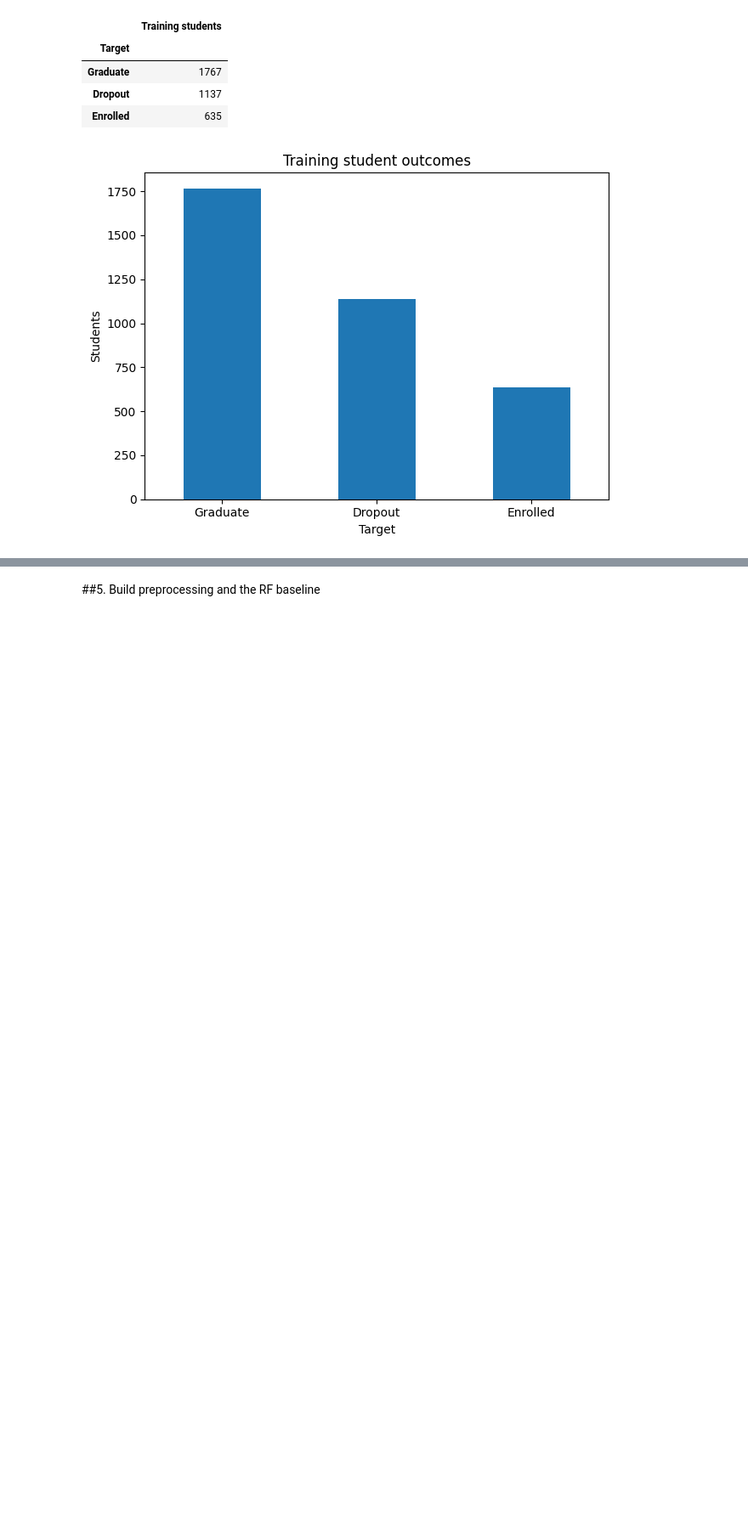
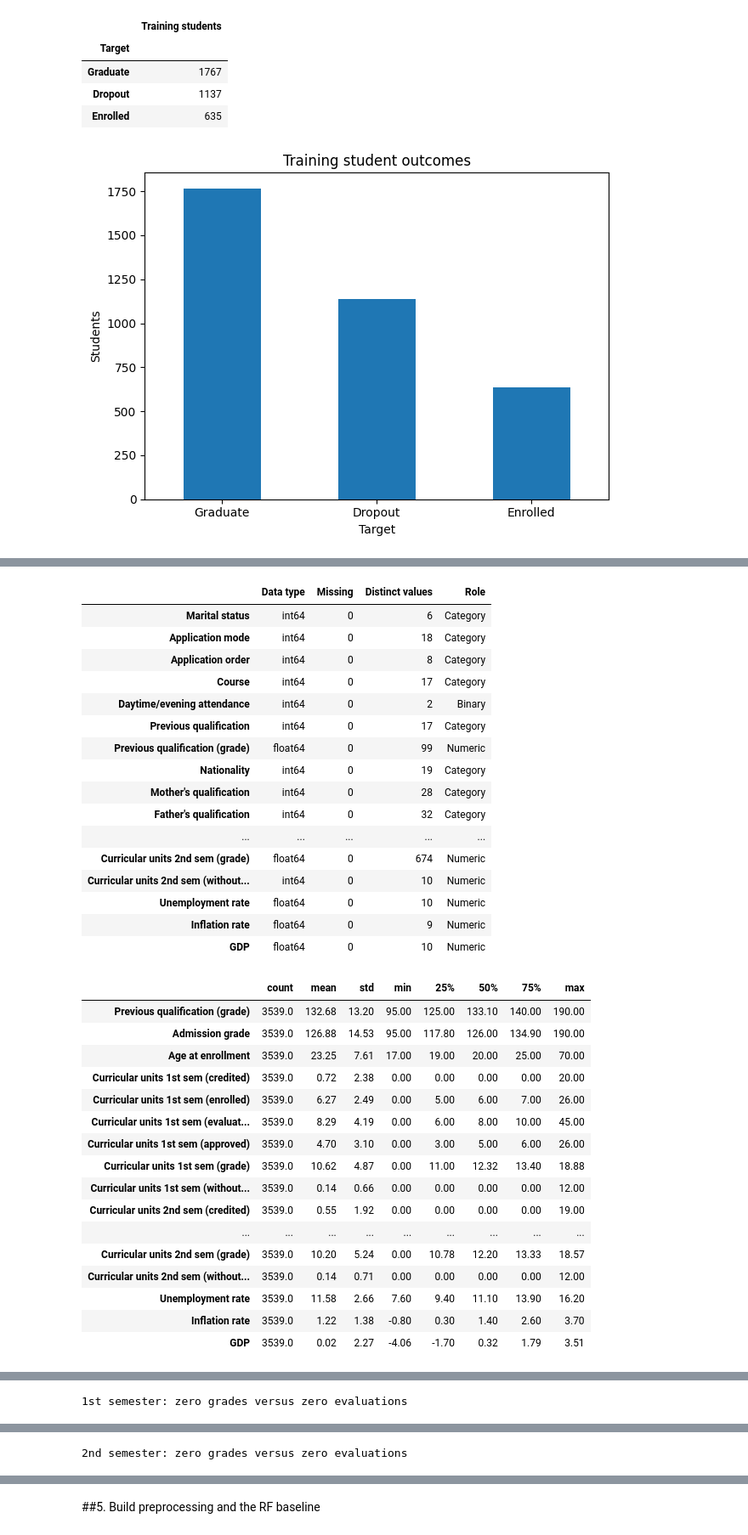
Before and after one commit to Ayesh2002/ml-student-dropout, a Jupyter notebook: 02_random_forest.ipynb, the cells around one changed output, grey strips where cells are left out. Shown at 85% size. Cells and saved outputs as stored; diff of their text form; code cells hidden in the pictures; blank space fills up the shorter version.

```diff
--- a/02_random_forest.ipynb
+++ b/02_random_forest.ipynb
@@ -167,0 +139,78 @@ Reserved benchmark students: 885
+# %%
+eda_nominal = [
+    "Marital status", "Application mode", "Application order", "Course",
+    "Previous qualification", "Nationality", "Mother's qualification",
+    "Father's qualification", "Mother's occupation", "Father's occupation",
+]
+eda_binary = [
+    "Daytime/evening attendance", "Displaced", "Educational special needs",
+    "Debtor", "Tuition fees up to date", "Gender", "Scholarship holder", "International",
+]
+eda_numeric = [c for c in X_train.columns if c not in eda_nominal + eda_binary]
+eda_class_order = ["Dropout", "Enrolled", "Graduate"]
+eda_train = X_train.copy().assign(Outcome=y_train)
+
+eda_schema = pd.DataFrame({
+    "Data type": X_train.dtypes.astype(str),
+    "Missing": X_train.isna().sum(),
+    "Distinct values": X_train.nunique(),
+    "Role": [
+        "Category" if c in eda_nominal else "Binary" if c in eda_binary else "Numeric"
+        for c in X_train.columns
+    ],
+})
+display(eda_schema)
+display(X_train[eda_numeric].describe().transpose().round(2))
+eda_rare = pd.DataFrame([
+    {
+        "Feature": c,
+        "Distinct categories": X_train[c].nunique(),
+        "Categories with fewer than 30 students": int((X_train[c].value_counts() < 30).sum()),
+        "Students in those categories": int(X_train[c].value_counts().loc[lambda counts: counts < 30].sum()),
+    }
+    for c in eda_nominal
+])
+display(eda_rare)
+for eda_semester in ["1st", "2nd"]:
+    print("\n" + eda_semester + " semester: zero grades versus zero evaluations")
+    display(pd.crosstab(
+        X_train[f"Curricular units {eda_semester} sem (grade)"].eq(0).rename("Zero grade"),
+        X_train[f"Curricular units {eda_semester} sem (evaluations)"].eq(0).rename("Zero evaluations"),
+    ))
+eda_schema.to_csv(RESULTS / "eda_feature_schema.csv")
+eda_rare.to_csv(RESULTS / "eda_rare_categories.csv", index=False)
+# %% [output]
+|  | Data type | Missing | Distinct values | Role |
+| Marital status | int64 | 0 | 6 | Category |
+| Application mode | int64 | 0 | 18 | Category |
+| Application order | int64 | 0 | 8 | Category |
+| Course | int64 | 0 | 17 | Category |
+| Daytime/evening attendance | int64 | 0 | 2 | Binary |
+| Previous qualification | int64 | 0 | 17 | Category |
+| Previous qualification (grade) | float64 | 0 | 99 | Numeric |
+| Nationality | int64 | 0 | 19 | Category |
+| Mother's qualification | int64 | 0 | 28 | Category |
+| Father's qualification | int64 | 0 | 32 | Category |
+| ... | ... | ... | ... | ... |
+| Curricular units 2nd sem (grade) | float64 | 0 | 674 | Numeric |
+| Curricular units 2nd sem (without... | int64 | 0 | 10 | Numeric |
+| Unemployment rate | float64 | 0 | 10 | Numeric |
+| Inflation rate | float64 | 0 | 9 | Numeric |
+| GDP | float64 | 0 | 10 | Numeric |
+|  | count | mean | std | min | 25% | 50% | 75% | max |
+| Previous qualification (grade) | 3539.0 | 132.68 | 13.20 | 95.00 | 125.00 | 133.10 | 140.00 | 190.00 |
+| Admission grade | 3539.0 | 126.88 | 14.53 | 95.00 | 117.80 | 126.00 | 134.90 | 190.00 |
+| Age at enrollment | 3539.0 | 23.25 | 7.61 | 17.00 | 19.00 | 20.00 | 25.00 | 70.00 |
+| Curricular units 1st sem (credited) | 3539.0 | 0.72 | 2.38 | 0.00 | 0.00 | 0.00 | 0.00 | 20.00 |
+| Curricular units 1st sem (enrolled) | 3539.0 | 6.27 | 2.49 | 0.00 | 5.00 | 6.00 | 7.00 | 26.00 |
+| Curricular units 1st sem (evaluat... | 3539.0 | 8.29 | 4.19 | 0.00 | 6.00 | 8.00 | 10.00 | 45.00 |
+| Curricular units 1st sem (approved) | 3539.0 | 4.70 | 3.10 | 0.00 | 3.00 | 5.00 | 6.00 | 26.00 |
+| Curricular units 1st sem (grade) | 3539.0 | 10.62 | 4.87 | 0.00 | 11.00 | 12.32 | 13.40 | 18.88 |
+| Curricular units 1st sem (without... | 3539.0 | 0.14 | 0.66 | 0.00 | 0.00 | 0.00 | 0.00 | 12.00 |
+| Curricular units 2nd sem (credited) | 3539.0 | 0.55 | 1.92 | 0.00 | 0.00 | 0.00 | 0.00 | 19.00 |
+| ... | ... | ... | ... | ... | ... | ... | ... | ... |
+| Curricular units 2nd sem (grade) | 3539.0 | 10.20 | 5.24 | 0.00 | 10.78 | 12.20 | 13.33 | 18.57 |
+| Curricular units 2nd sem (without... | 3539.0 | 0.14 | 0.71 | 0.00 | 0.00 | 0.00 | 0.00 | 12.00 |
+| Unemployment rate | 3539.0 | 11.58 | 2.66 | 7.60 | 9.40 | 11.10 | 13.90 | 16.20 |
+| Inflation rate | 3539.0 | 1.22 | 1.38 | -0.80 | 0.30 | 1.40 | 2.60 | 3.70 |
+| GDP | 3539.0 | 0.02 | 2.27 | -4.06 | -1.70 | 0.32 | 1.79 | 3.51 |
@@ -167,0 +228 @@ Reserved benchmark students: 885
+1st semester: zero grades versus zero evaluations
@@ -167,0 +233 @@ Reserved benchmark students: 885
+2nd semester: zero grades versus zero evaluations
```
Also changed, not shown: parts of 12 cells of this notebook.
